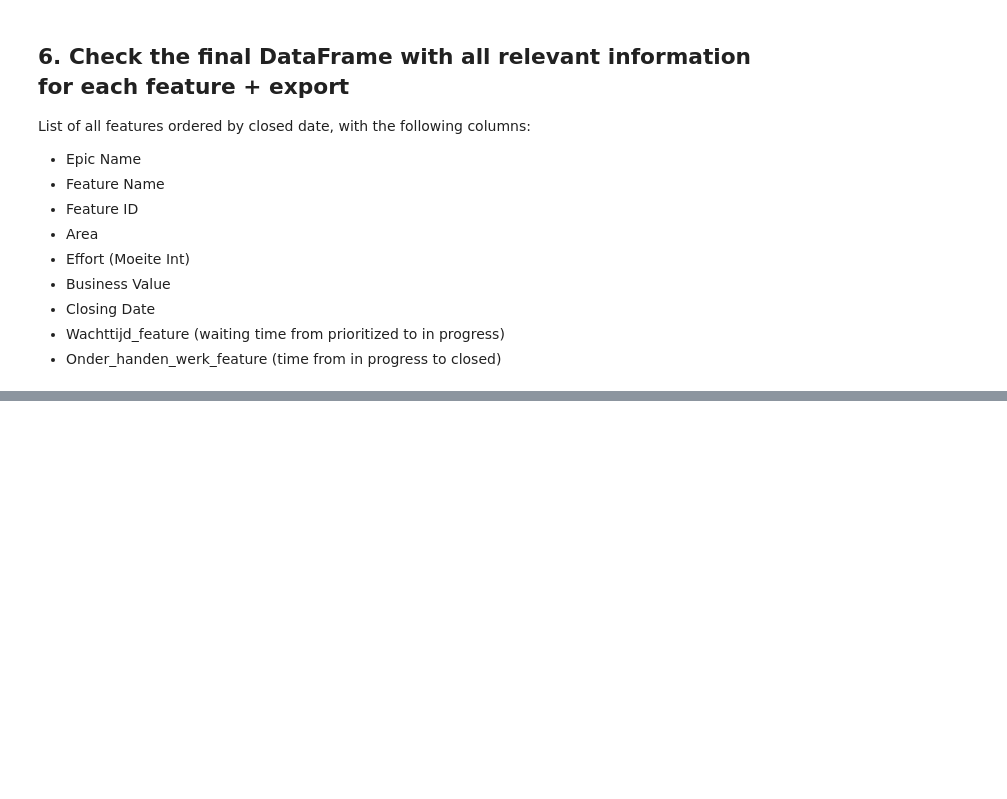
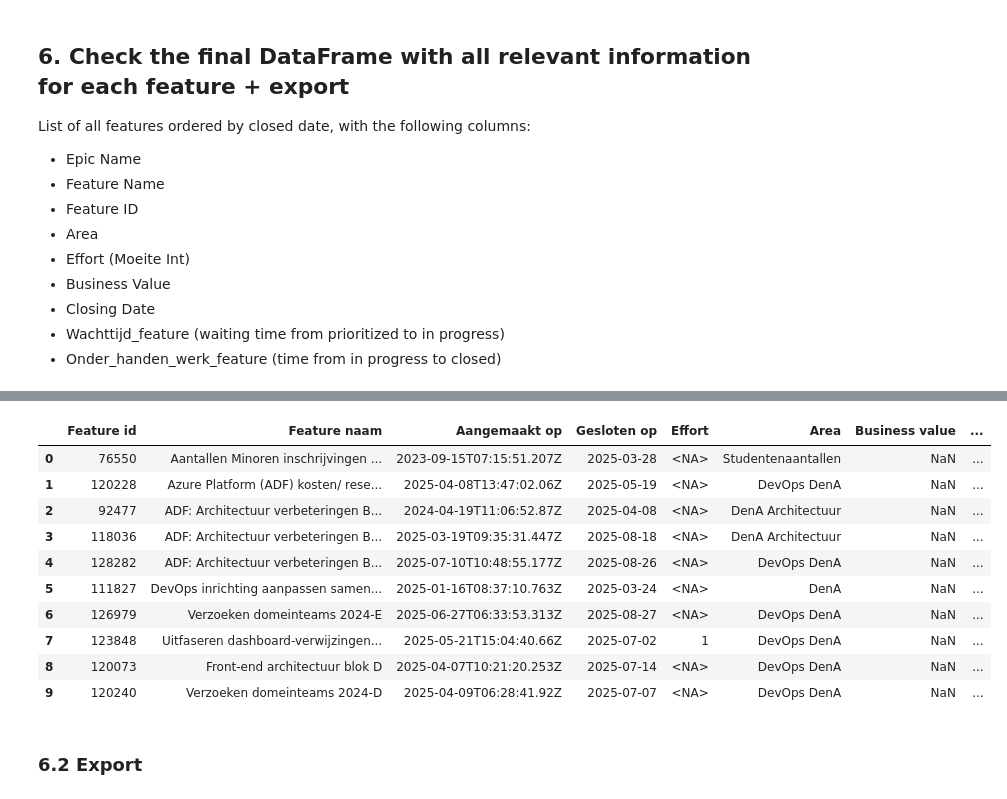
Before and after one commit to uashogeschoolutrecht/dena_KPI_Dashboard, a Jupyter notebook: notebooks/features_analysis.ipynb, the cells around one changed output, grey strips where cells are left out. Cells and saved outputs as stored; diff of their text form; code cells hidden in the pictures; blank space fills up the shorter version.

```diff
--- a/notebooks/features_analysis.ipynb
+++ b/notebooks/features_analysis.ipynb
@@ -400,0 +446,31 @@ List of all features ordered by closed date, with the following columns:
+# %%
+# Rename columns for clarity
+df_features_closed_final = df_features_closed_final.rename(columns={
+    'id': 'Feature id',
+    'title': 'Feature naam',
+    'created_date': 'Aangemaakt op',
+    'closed_date': 'Gesloten op',
+    'moeite_int': 'Effort',
+    'area_path': 'Area',
+    'business_value': 'Business value',
+    'children_count': 'Aantal user stories',
+    'parent_id': 'Epic id',
+    'parent_title': 'Epic naam',
+    'waiting_time_days': 'Wachttijd (dagen)',
+    'onderhanden_werk_days': 'Onderhanden werk (dagen)'
+})
+df_features_closed_final.head(10)
+# %% [output]
+|  | Feature id | Feature naam | Aangemaakt op | Gesloten op | Effort | Area | Business value | ... |
+| 0 | 76550 | Aantallen Minoren inschrijvingen ... | 2023-09-15T07:15:51.207Z | 2025-03-28 | <NA> | Studentenaantallen | NaN | ... |
+| 1 | 120228 | Azure Platform (ADF) kosten/ rese... | 2025-04-08T13:47:02.06Z | 2025-05-19 | <NA> | DevOps DenA | NaN | ... |
+| 2 | 92477 | ADF: Architectuur verbeteringen B... | 2024-04-19T11:06:52.87Z | 2025-04-08 | <NA> | DenA Architectuur | NaN | ... |
+| 3 | 118036 | ADF: Architectuur verbeteringen B... | 2025-03-19T09:35:31.447Z | 2025-08-18 | <NA> | DenA Architectuur | NaN | ... |
+| 4 | 128282 | ADF: Architectuur verbeteringen B... | 2025-07-10T10:48:55.177Z | 2025-08-26 | <NA> | DevOps DenA | NaN | ... |
+| 5 | 111827 | DevOps inrichting aanpassen samen... | 2025-01-16T08:37:10.763Z | 2025-03-24 | <NA> | DenA | NaN | ... |
+| 6 | 126979 | Verzoeken domeinteams 2024-E | 2025-06-27T06:33:53.313Z | 2025-08-27 | <NA> | DevOps DenA | NaN | ... |
+| 7 | 123848 | Uitfaseren dashboard-verwijzingen... | 2025-05-21T15:04:40.66Z | 2025-07-02 | 1 | DevOps DenA | NaN | ... |
+| 8 | 120073 | Front-end architectuur blok D | 2025-04-07T10:21:20.253Z | 2025-07-14 | <NA> | DevOps DenA | NaN | ... |
+| 9 | 120240 | Verzoeken domeinteams 2024-D | 2025-04-09T06:28:41.92Z | 2025-07-07 | <NA> | DevOps DenA | NaN | ... |
+# %% [markdown]
+### 6.2 Export
```
Also changed, not shown: parts of 16 cells of this notebook.
